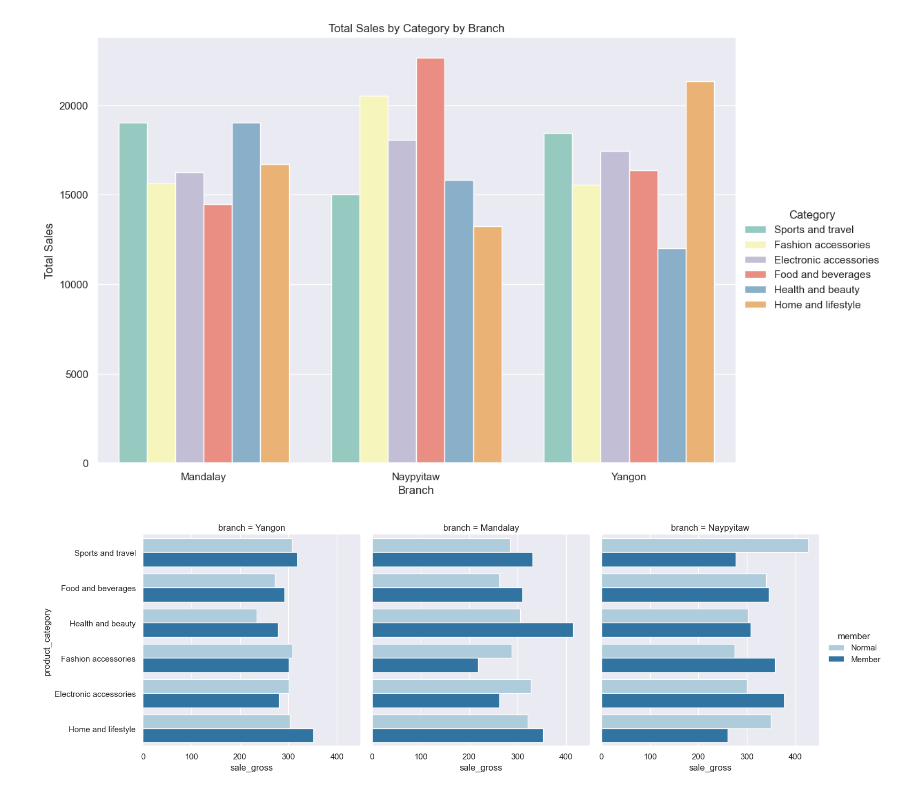
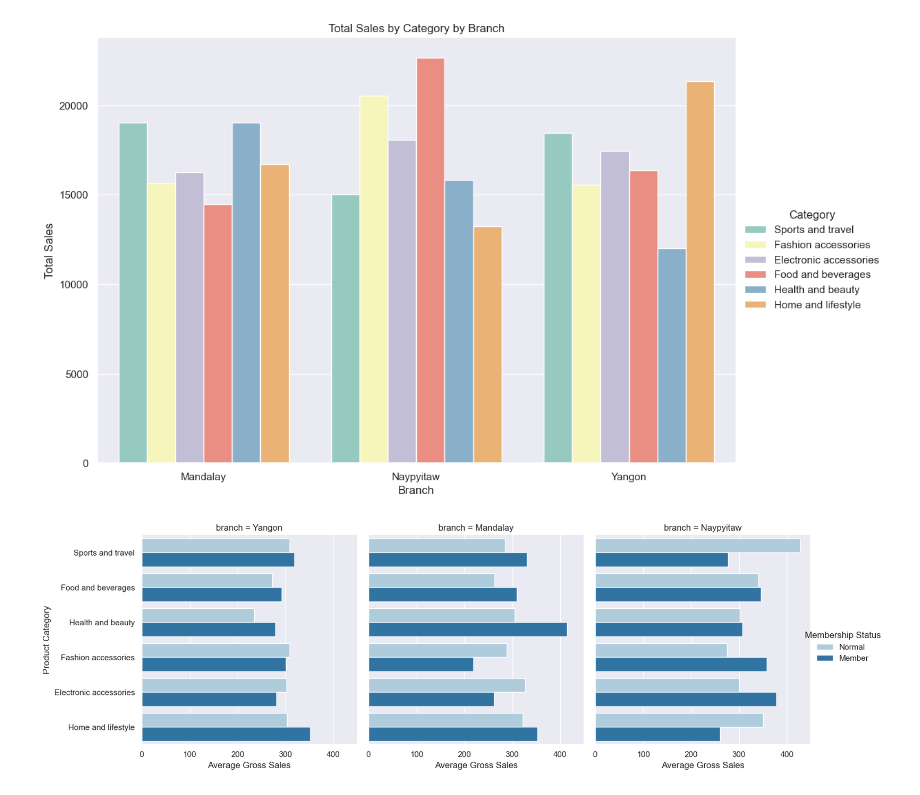
Before and after one commit to zdravoj/data-science-foundations, a Jupyter notebook: Supermarket_Sales/report_prep.ipynb, the cells around one changed output. Drawn from its saved outputs; the diff is of its cells as text; code cells hidden in the pictures.

```diff
--- a/Supermarket_Sales/report_prep.ipynb
+++ b/Supermarket_Sales/report_prep.ipynb
@@ -190,17 +190,21 @@ plt.ylabel('Total Sales');
 # %%
 # average sale gross, by member, by category, by branch
 g = sns.catplot(
     data= supermarket_data,
     y= 'product_category',
     hue= 'member',
     x= 'sale_gross',
     estimator= 'mean',
     col= 'branch',
     kind= 'bar',
     errorbar= None,
     palette= sns.color_palette(
         'Paired', 2
-    )
+    ),
+    col_wrap= 3
 )
+g.set_axis_labels('Average Gross Sales', 'Product Category')
+g._legend.set_title('Membership Status')
+g.tight_layout();
 # %% [output]
-[figure, old version]
+[figure, new version]
```
Also changed, not shown: parts of 1 cell of this notebook.
